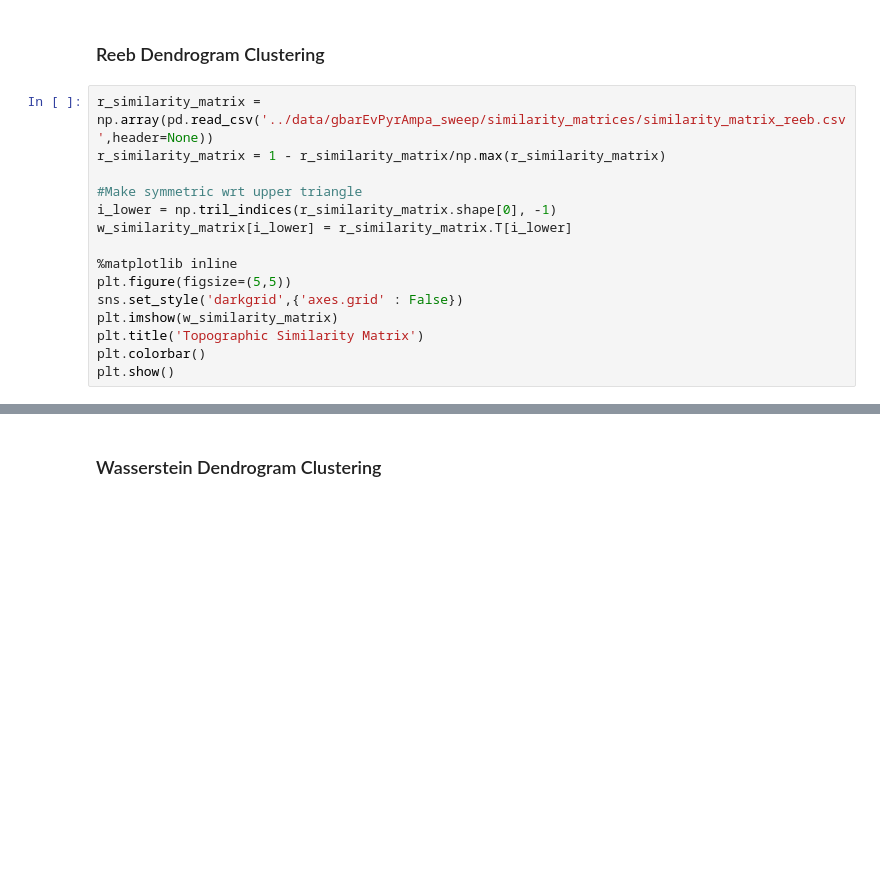
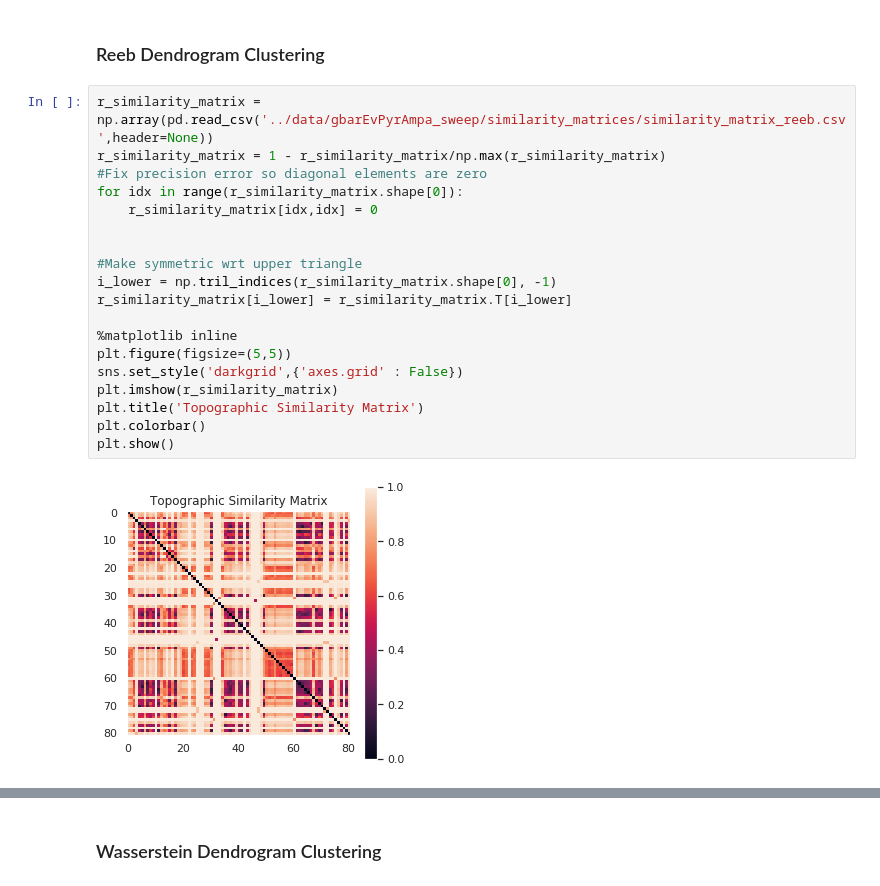
Before and after one commit to ntolley/reeb_matching_github, a Jupyter notebook: code/similarity_to_features.ipynb, the cells around one changed output, grey strips where cells are left out. Drawn from its saved outputs; the diff is of its cells as text; blank space fills up the shorter version.

```diff
--- a/code/similarity_to_features.ipynb
+++ b/code/similarity_to_features.ipynb
@@ -22,18 +22,24 @@ sns.set()
 # %%
 r_similarity_matrix = np.array(pd.read_csv('../data/gbarEvPyrAmpa_sweep/similarity_matrices/similarity_matrix_reeb.csv',header=None))
 r_similarity_matrix = 1 - r_similarity_matrix/np.max(r_similarity_matrix)
+#Fix precision error so diagonal elements are zero
+for idx in range(r_similarity_matrix.shape[0]):
+    r_similarity_matrix[idx,idx] = 0
+
 
 #Make symmetric wrt upper triangle
 i_lower = np.tril_indices(r_similarity_matrix.shape[0], -1)
-w_similarity_matrix[i_lower] = r_similarity_matrix.T[i_lower]
+r_similarity_matrix[i_lower] = r_similarity_matrix.T[i_lower]
 
 %matplotlib inline
 plt.figure(figsize=(5,5))
 sns.set_style('darkgrid',{'axes.grid' : False})
-plt.imshow(w_similarity_matrix)
+plt.imshow(r_similarity_matrix)
 plt.title('Topographic Similarity Matrix')
 plt.colorbar()
 plt.show()
+# %% [output]
+[figure, added]
 # %%
 %matplotlib qt
 
```
Also changed, not shown: parts of 7 cells of this notebook, 2 other files.
